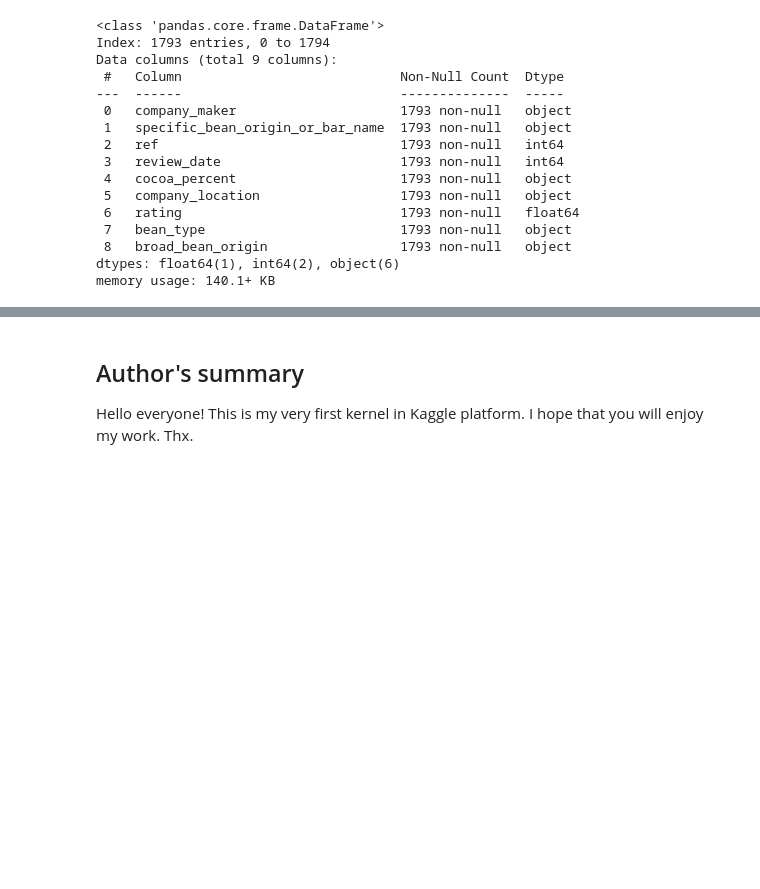
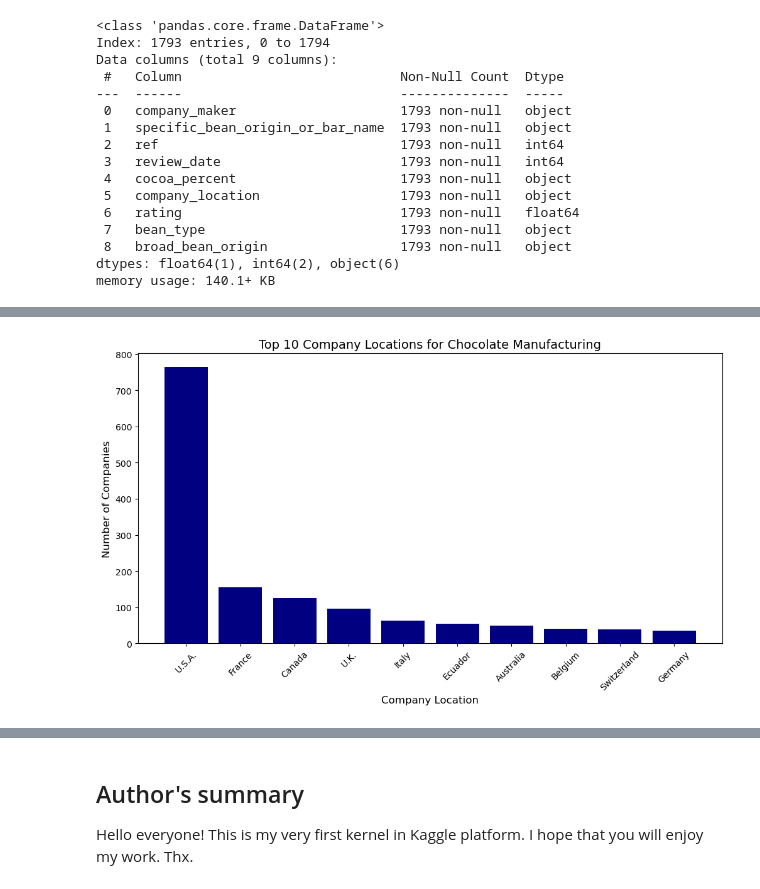
Before and after one commit to mmitry/project-1-group-02, a Jupyter notebook: eewimmer/chocolate_eewimmer.ipynb, the cells around one changed output, grey strips where cells are left out. Saved outputs shown, nothing was run; the diff lists cells and outputs as text; code cells hidden in the pictures; blank space fills up the shorter version.

```diff
--- a/eewimmer/chocolate_eewimmer.ipynb
+++ b/eewimmer/chocolate_eewimmer.ipynb
@@ -93,0 +97,8 @@ ch
+# %%
+#replace ¬† with none
+def space(x):
+    if(x is "\xa0"):
+        return "None"
+
+chocolate['bean_type'] = chocolate['bean_type'].apply(space)
+chocolate.head()
@@ -93,0 +133,5 @@ ch
+# %%
+#thats too many countries. look at the top 10 and create new df
+top_countries = chocolate['company_location'].value_counts().head(10).reset_index()
+top_countries.columns = ['company_location', 'count']
+top_countries.head()
@@ -93,0 +145,12 @@ ch
+# %%
+#bar chart
+plt.figure(figsize=(12, 6))
+
+plt.bar(top_countries['company_location'], top_countries['count'], color='navy')
+plt.title('Top 10 Company Locations for Chocolate Manufacturing', fontsize=14)
+plt.xlabel('Company Location', fontsize=12)
+plt.ylabel('Number of Companies', fontsize=12)
+plt.xticks(rotation=45)
+plt.show()
+# %% [output]
+[figure, added]
```
Also changed, not shown: parts of 8 cells of this notebook.
